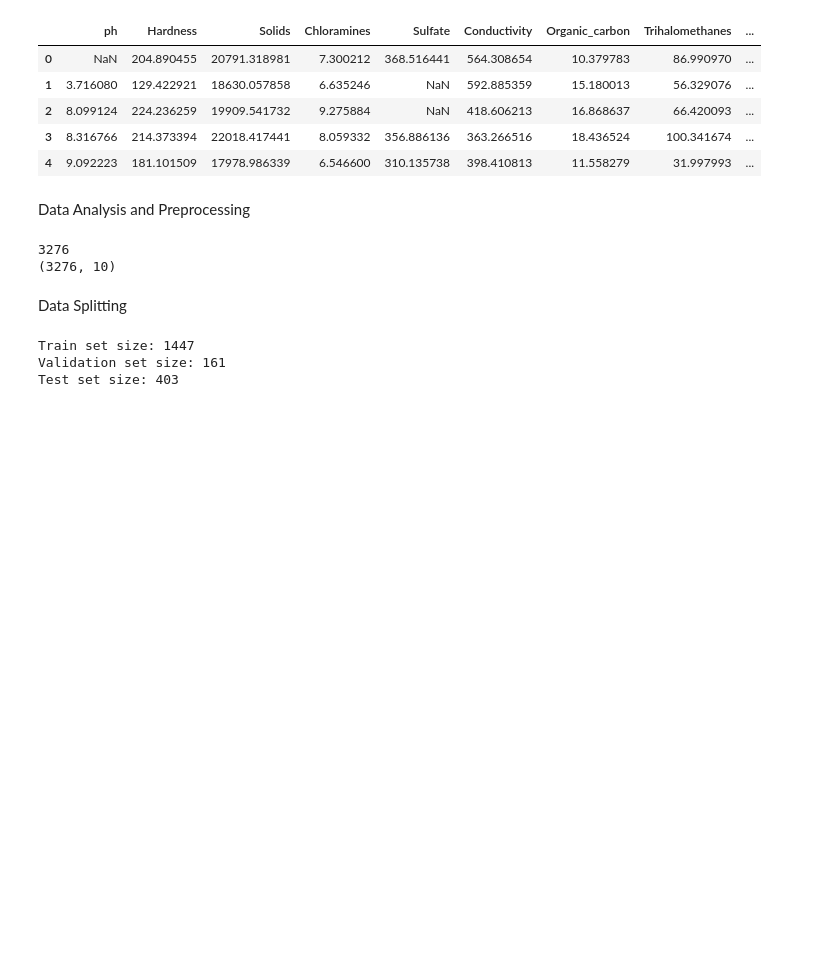
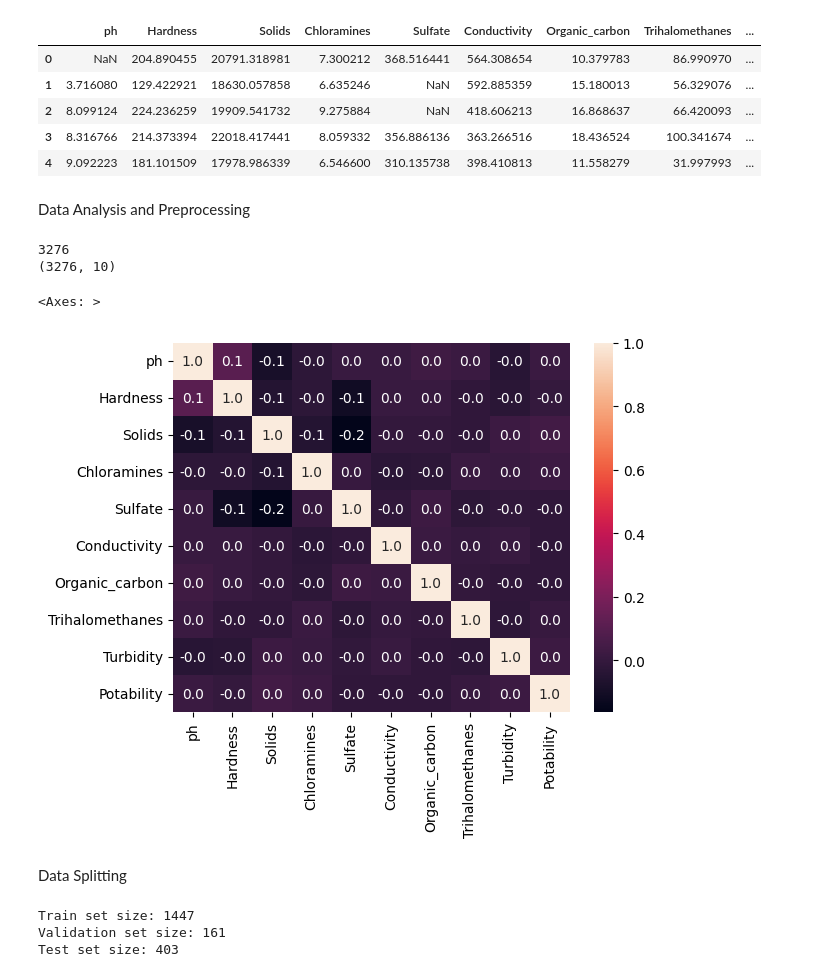
Before and after one commit to DorsaRoh/Atmo-DNN, a Jupyter notebook: h2o_quality_model.ipynb, the cells around one changed output. Cells and saved outputs as stored; diff of their text form; code cells hidden in the pictures; blank space fills up the shorter version.

```diff
--- a/h2o_quality_model.ipynb
+++ b/h2o_quality_model.ipynb
@@ -38,6 +39,12 @@ df = pd.read_csv('H2O Quality Data/train/cleaned_water_potability.csv')
 # %% [output]
 3276
 (3276, 10)
+# %%
+# we don't see any strong correlation between variables
+sns.heatmap(df.corr(), annot = True,fmt='.1f')
+# %% [output]
+<Axes: >
+[figure, added]
 # %% [markdown]
 Data Splitting
 # %%
```
Also changed, not shown: parts of 4 cells of this notebook, 5 other files.
